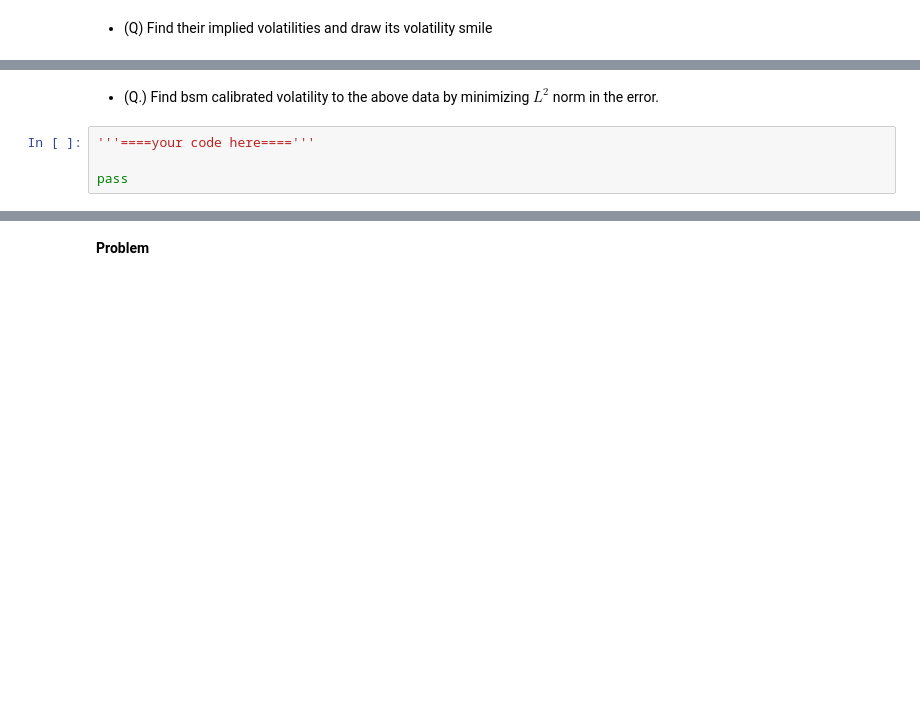
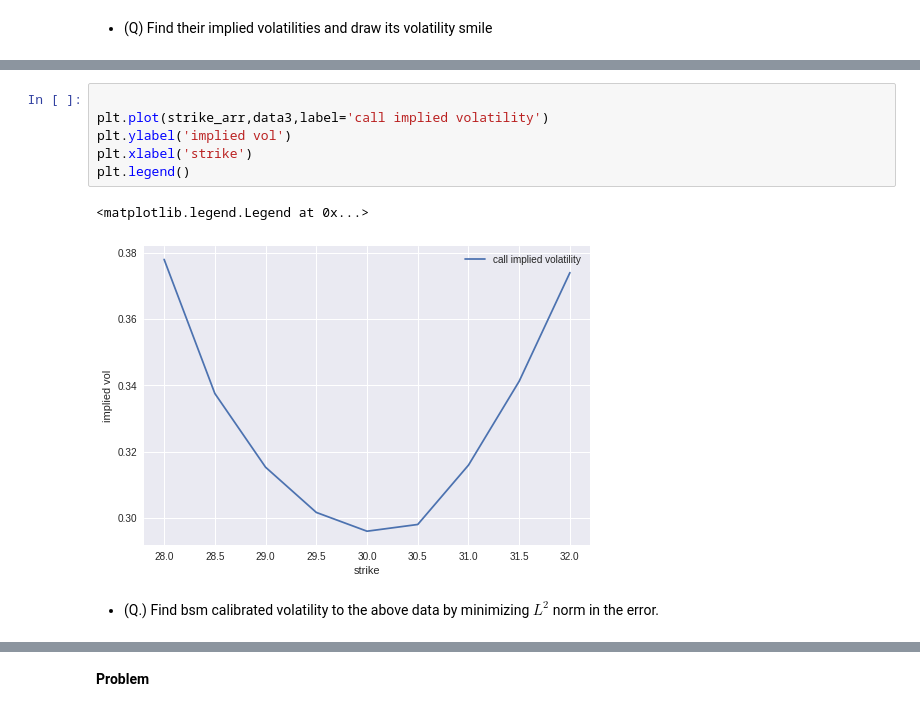
Before and after one commit to ZiyueNie/FM, a Jupyter notebook: src/ZiyueNie_Midterm.ipynb, the cells around one changed output, grey strips where cells are left out. Saved outputs shown, nothing was run; the diff lists cells and outputs as text; blank space fills up the shorter version.

```diff
--- a/src/ZiyueNie_Midterm.ipynb
+++ b/src/ZiyueNie_Midterm.ipynb
@@ -198,6 +274,11 @@ pass
+# %%
+
+plt.plot(strike_arr,data3,label='call implied volatility')
+plt.ylabel('implied vol')
+plt.xlabel('strike')
+plt.legend()
+# %% [output]
+<matplotlib.legend.Legend at 0x...>
+[figure, added]
 # %% [markdown]
 - (Q.) Find bsm calibrated volatility to the above data by minimizing $L^2$ norm in the error.
-# %%
-'''====your code here===='''
-
-pass
```
Also changed, not shown: parts of 3 cells of this notebook.
